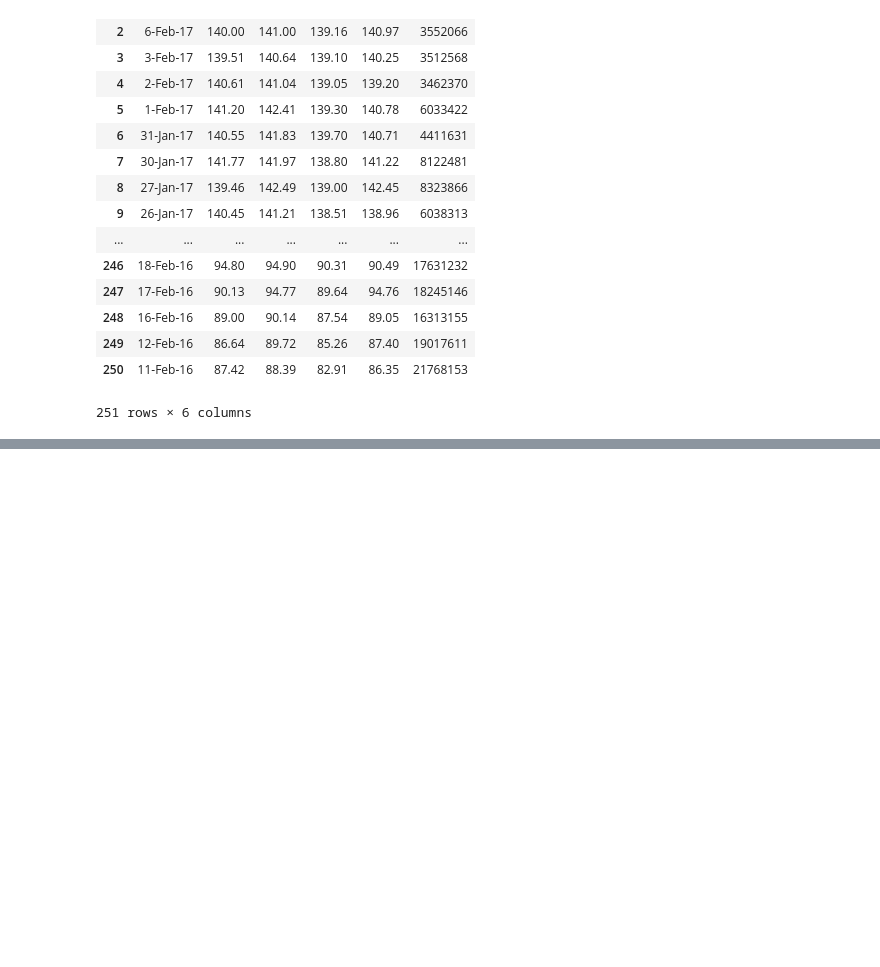
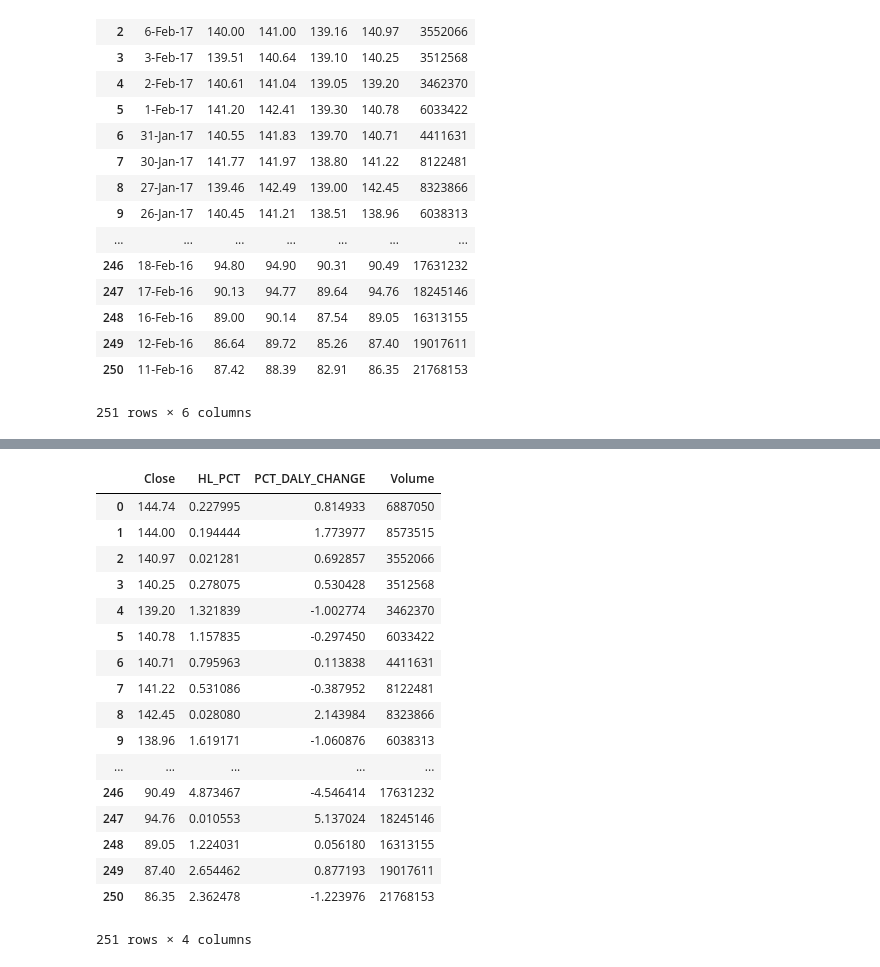
Before and after one commit to miguelmyers8/Testing-my-own-dataset-ML, a Jupyter notebook: testingdatasets.ipynb, the cells around one changed output, grey strips where cells are left out. Cells and saved outputs as stored; diff of their text form; code cells hidden in the pictures; blank space fills up the shorter version.

```diff
--- a/testingdatasets.ipynb
+++ b/testingdatasets.ipynb
@@ -33,0 +47,22 @@ TypeError: argument of type 'float' is not iterable
+# %%
+featurs = csv_obj[["Close","HL_PCT","PCT_DALY_CHANGE", "Volume"]]
+featurs
+# %% [output]
+|  | Close | HL_PCT | PCT_DALY_CHANGE | Volume |
+| 0 | 144.74 | 0.227995 | 0.814933 | 6887050 |
+| 1 | 144.00 | 0.194444 | 1.773977 | 8573515 |
+| 2 | 140.97 | 0.021281 | 0.692857 | 3552066 |
+| 3 | 140.25 | 0.278075 | 0.530428 | 3512568 |
+| 4 | 139.20 | 1.321839 | -1.002774 | 3462370 |
+| 5 | 140.78 | 1.157835 | -0.297450 | 6033422 |
+| 6 | 140.71 | 0.795963 | 0.113838 | 4411631 |
+| 7 | 141.22 | 0.531086 | -0.387952 | 8122481 |
+| 8 | 142.45 | 0.028080 | 2.143984 | 8323866 |
+| 9 | 138.96 | 1.619171 | -1.060876 | 6038313 |
+| ... | ... | ... | ... | ... |
+| 246 | 90.49 | 4.873467 | -4.546414 | 17631232 |
+| 247 | 94.76 | 0.010553 | 5.137024 | 18245146 |
+| 248 | 89.05 | 1.224031 | 0.056180 | 16313155 |
+| 249 | 87.40 | 2.654462 | 0.877193 | 19017611 |
+| 250 | 86.35 | 2.362478 | -1.223976 | 21768153 |
+251 rows × 4 columns
```
Also changed, not shown: parts of 5 cells of this notebook.
